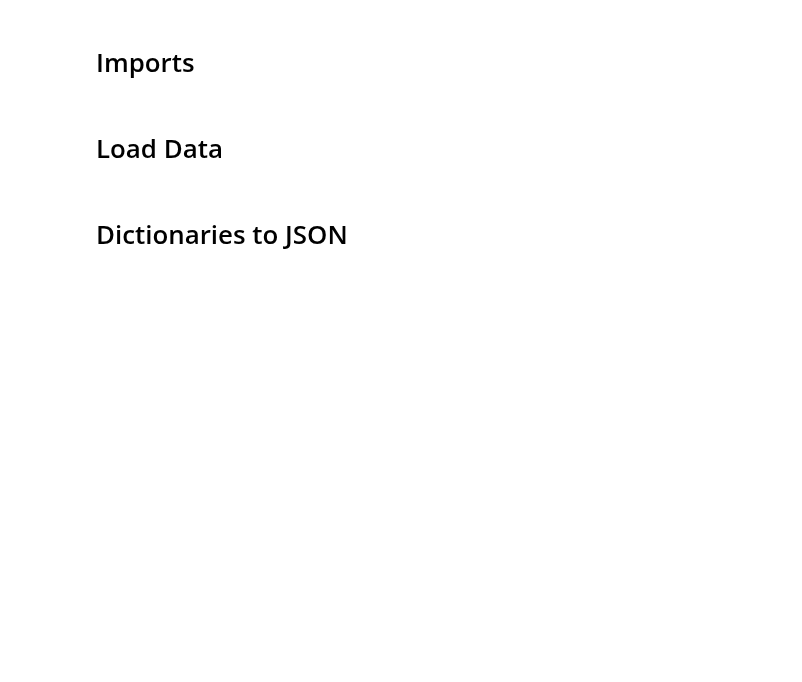
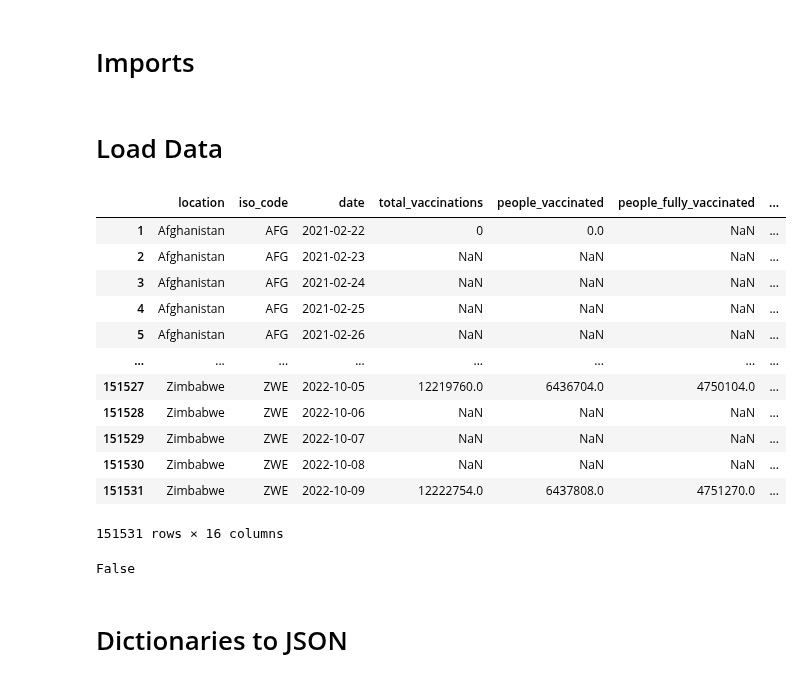
Before and after one commit to AmElmo/Covid_tracking_dashboard, a Jupyter notebook: data_collection.ipynb, the cells around one changed output. Drawn from its saved outputs; the diff is of its cells as text; code cells hidden in the pictures; blank space fills up the shorter version.

```diff
--- a/data_collection.ipynb
+++ b/data_collection.ipynb
@@ -17,12 +17,43 @@ def csv_to_dataframe(csv):
 
     data = pd.read_csv(csv)
 
+    # Remove first row if description
+    if data.iloc[0][0].startswith('#') == True:
+        data.drop(index=data.index[0], axis=0, inplace=True)
+
     # Convert dates to datetime type
-    data['Date_reported'] = pd.to_datetime(data['Date_reported'])
+    if 'Date_reported' in data.columns:
+        data['Date_reported'] = pd.to_datetime(data['Date_reported'])
+    elif 'Date' in data.columns:
+        data['date'] = pd.to_datetime(data['date'])
 
     return data
-
-data_cases_deaths = csv_to_dataframe("/Users/julienberthomier/code/AmElmo/Main_Projects/Covid_tracking_dashboard/csv_files/covid_cases_deaths_who.csv")
+# %%
+# Death & Cases data
+data_cases_deaths = csv_to_dataframe("/Users/julienberthomier/code/AmElmo/Main_Projects/Covid_tracking_dashboard/csv_files/covid_cases_deaths_who.csv")
+
+# Vaccination data
+data_vaccination = csv_to_dataframe("/Users/julienberthomier/code/AmElmo/Main_Projects/Covid_tracking_dashboard/csv_files/vaccination_data_who.csv")
+# %%
+data_vaccination
+# %% [output]
+|  | location | iso_code | date | total_vaccinations | people_vaccinated | people_fully_vaccinated | ... |
+| 1 | Afghanistan | AFG | 2021-02-22 | 0 | 0.0 | NaN | ... |
+| 2 | Afghanistan | AFG | 2021-02-23 | NaN | NaN | NaN | ... |
+| 3 | Afghanistan | AFG | 2021-02-24 | NaN | NaN | NaN | ... |
+| 4 | Afghanistan | AFG | 2021-02-25 | NaN | NaN | NaN | ... |
+| 5 | Afghanistan | AFG | 2021-02-26 | NaN | NaN | NaN | ... |
+| ... | ... | ... | ... | ... | ... | ... | ... |
+| 151527 | Zimbabwe | ZWE | 2022-10-05 | 12219760.0 | 6436704.0 | 4750104.0 | ... |
+| 151528 | Zimbabwe | ZWE | 2022-10-06 | NaN | NaN | NaN | ... |
+| 151529 | Zimbabwe | ZWE | 2022-10-07 | NaN | NaN | NaN | ... |
+| 151530 | Zimbabwe | ZWE | 2022-10-08 | NaN | NaN | NaN | ... |
+| 151531 | Zimbabwe | ZWE | 2022-10-09 | 12222754.0 | 6437808.0 | 4751270.0 | ... |
+151531 rows × 16 columns
+# %%
+data_vaccination.iloc[0][0].startswith('5')
+# %% [output]
+False
 # %% [markdown]
 # Dictionaries to JSON
 # %% [markdown]
```
Also changed, not shown: parts of 11 cells of this notebook.
